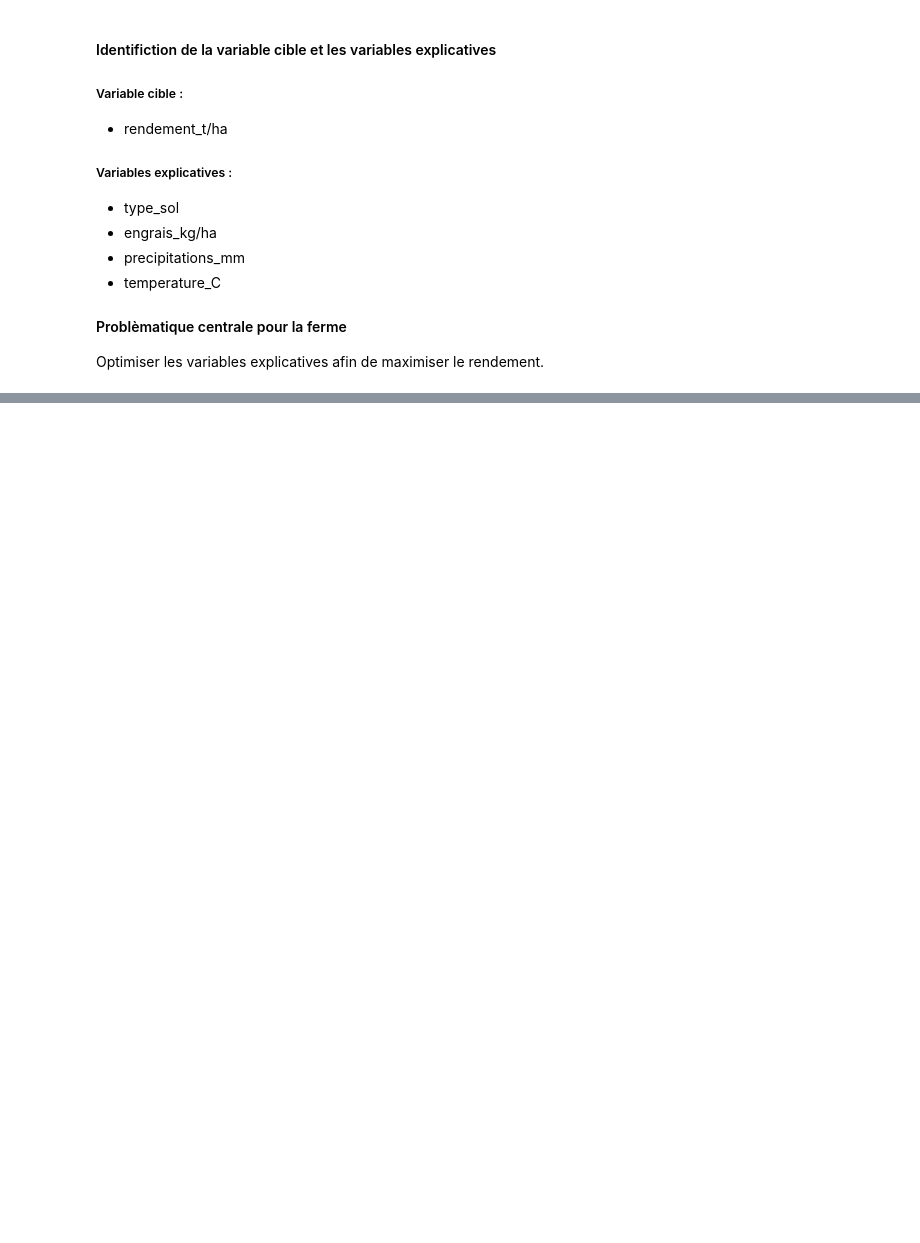
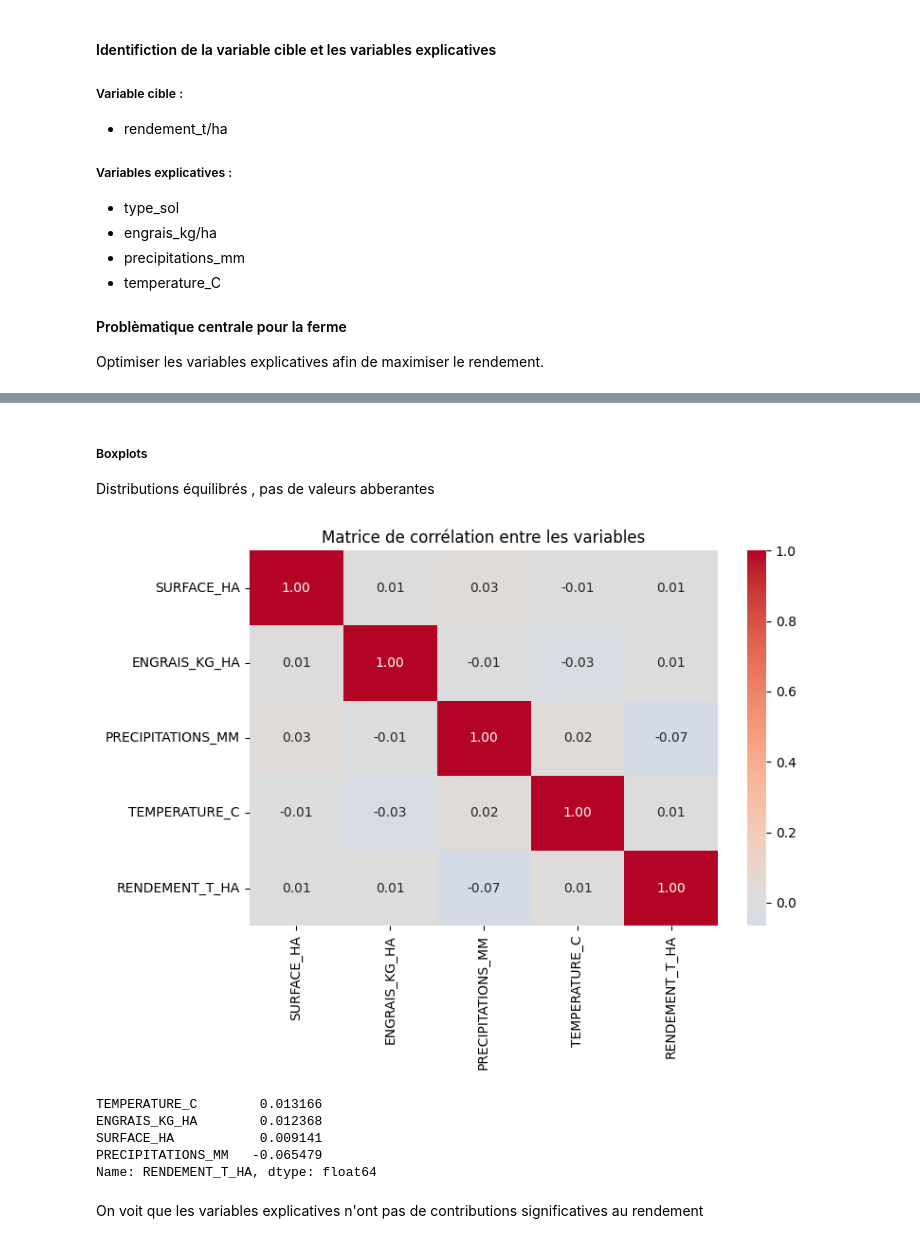
Before and after one commit to GowshiganS/DataScience-Projects, a Jupyter notebook: Projet_Ferme/Analyse_probleme_culture.ipynb, the cells around one changed output, grey strips where cells are left out. Drawn from its saved outputs; the diff is of its cells as text; code cells hidden in the pictures; blank space fills up the shorter version.

```diff
--- a/Projet_Ferme/Analyse_probleme_culture.ipynb
+++ b/Projet_Ferme/Analyse_probleme_culture.ipynb
@@ -28,0 +124,26 @@ Optimiser les variables explicatives afin de maximiser le rendement.
+# %% [markdown]
+##### Boxplots
+Distributions équilibrés , pas de valeurs abberantes
+# %%
+# Calcul de la matrice de corrélation
+correlation_matrix = df.corr(numeric_only=True)
+
+# Visualisation avec une heatmap
+plt.figure(figsize=(8, 6))
+sns.heatmap(correlation_matrix, annot=True, cmap="coolwarm", center=0, fmt=".2f")
+plt.title("Matrice de corrélation entre les variables")
+plt.tight_layout()
+plt.show()
+
+# Tri des corrélations avec la variable 'rendement'
+rendement_corr = correlation_matrix["RENDEMENT_T_HA"].drop("RENDEMENT_T_HA").sort_values(ascending=False)
+rendement_corr
+# %% [output]
+[figure, added]
+TEMPERATURE_C        0.013166
+ENGRAIS_KG_HA        0.012368
+SURFACE_HA           0.009141
+PRECIPITATIONS_MM   -0.065479
+Name: RENDEMENT_T_HA, dtype: float64
+# %% [markdown]
+On voit que les variables explicatives n'ont pas de contributions significatives au rendement
```
Also changed, not shown: parts of 12 cells of this notebook, 1 other file.
